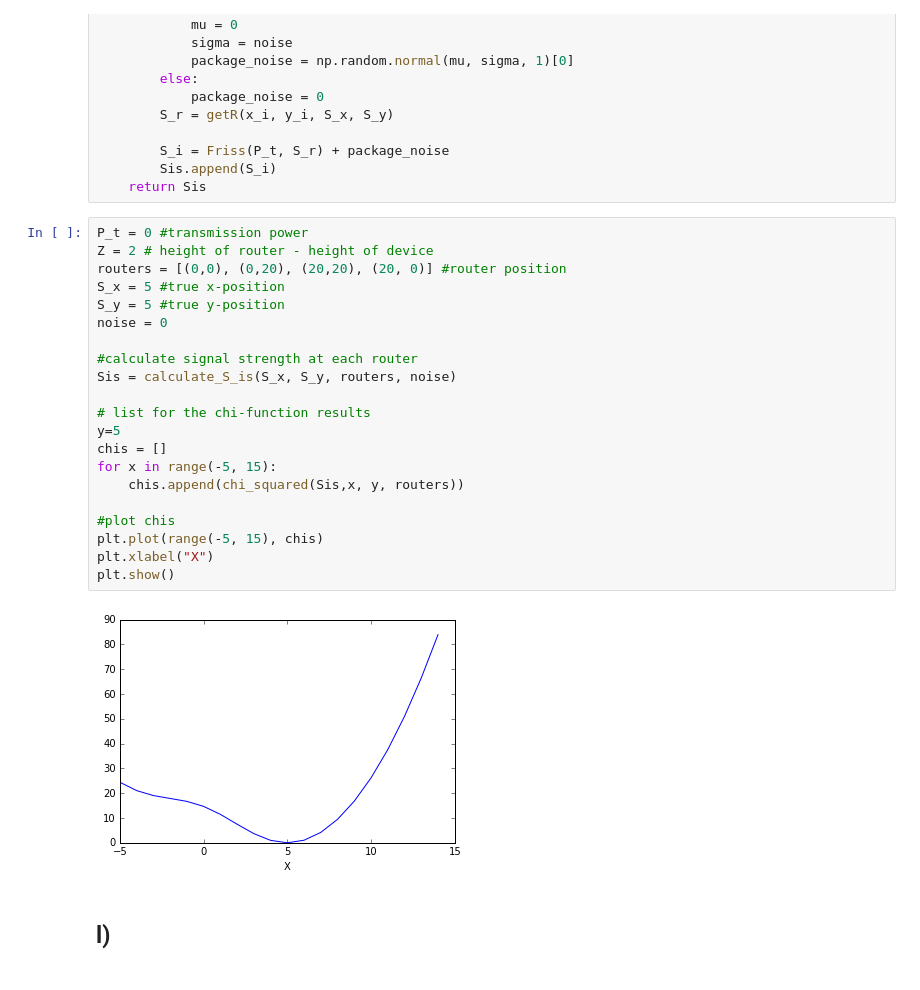
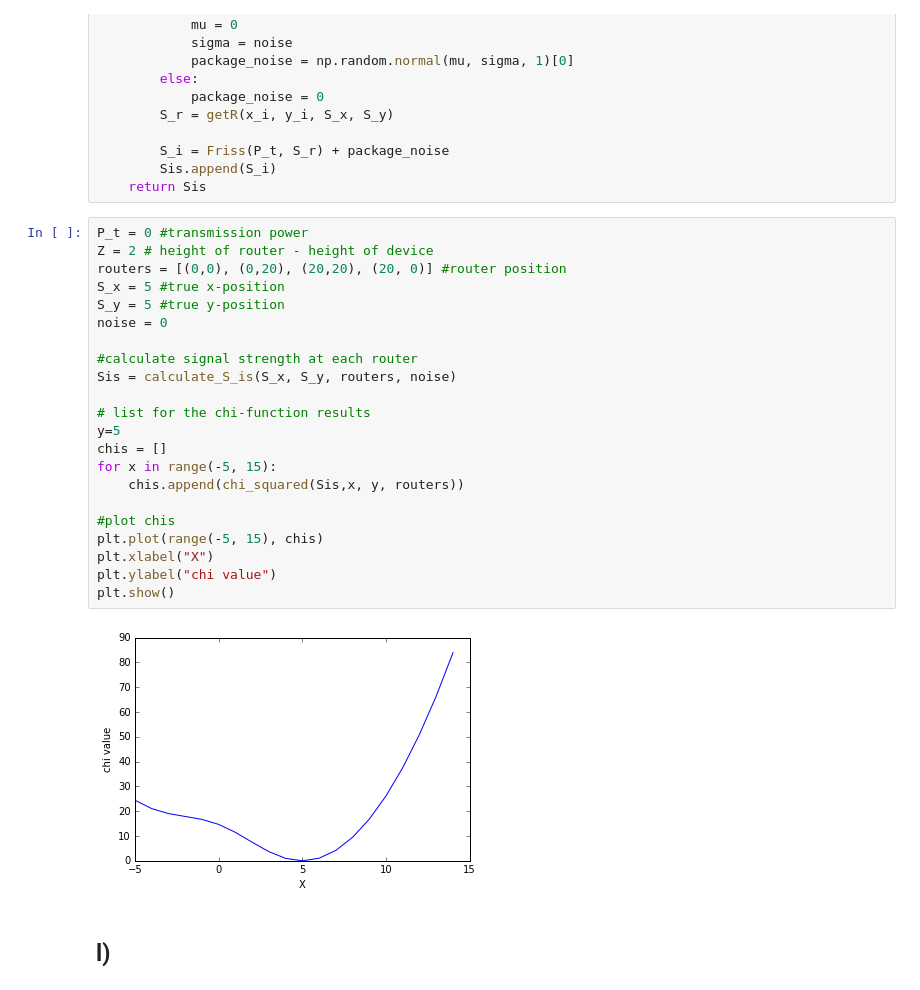
Before and after one commit to jj1993/Applied-mechanism-design-and-big-data, a Jupyter notebook: Final.ipynb, the cells around one changed output. Saved outputs shown, nothing was run; the diff lists cells and outputs as text.

```diff
--- a/Final.ipynb
+++ b/Final.ipynb
@@ -256,26 +264,27 @@ def calculate_S_is(S_x, S_y, routers, noise):
 # %%
 P_t = 0 #transmission power
 Z = 2 # height of router - height of device
 routers = [(0,0), (0,20), (20,20), (20, 0)] #router position
 S_x = 5 #true x-position
 S_y = 5 #true y-position
 noise = 0
 
 #calculate signal strength at each router
 Sis = calculate_S_is(S_x, S_y, routers, noise)
 
 # list for the chi-function results
 y=5
 chis = []
 for x in range(-5, 15):
     chis.append(chi_squared(Sis,x, y, routers))
 
 #plot chis
 plt.plot(range(-5, 15), chis)
 plt.xlabel("X")
+plt.ylabel("chi value")
 plt.show()
 # %% [output]
-[figure, old version]
+[figure, new version]
 # %% [markdown]
 ## l)
 # %%
```
Also changed, not shown: parts of 14 cells of this notebook.
